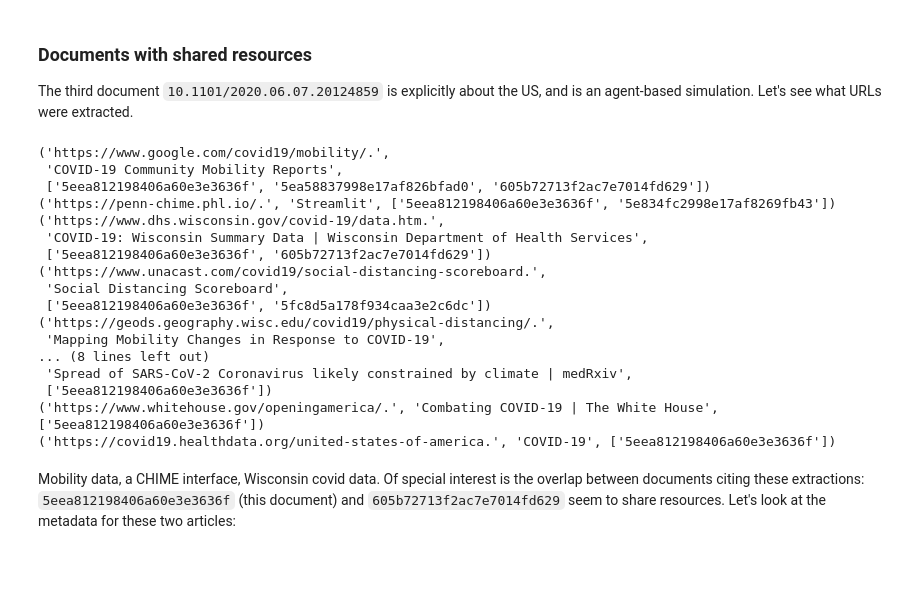
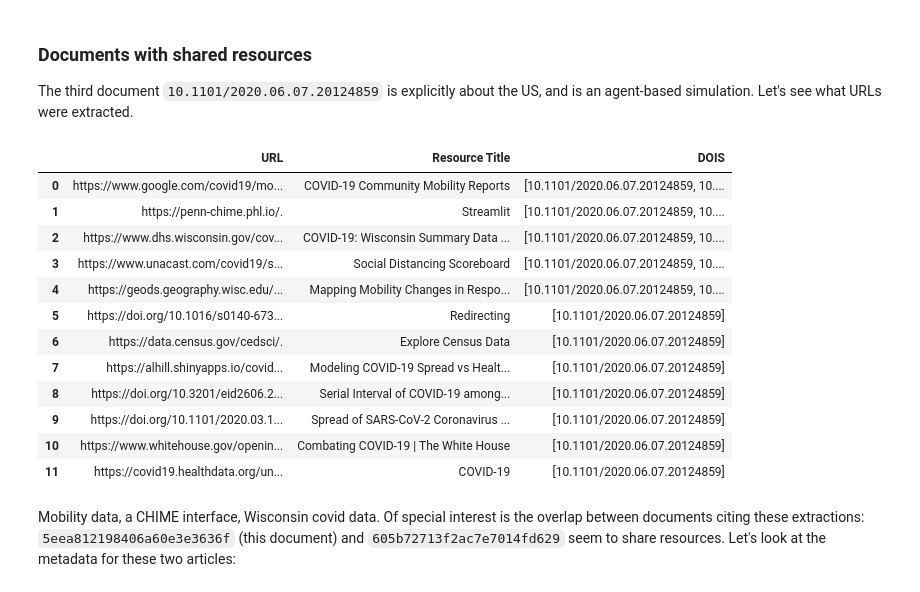
Before and after one commit to xDD-LAKE/Phase1, a Jupyter notebook: December_demo/xDD_LAKE_December_demo.ipynb, the cells around one changed output. Drawn from its saved outputs; the diff is of its cells as text; code cells hidden in the pictures; blank space fills up the shorter version.

```diff
--- a/December_demo/xDD_LAKE_December_demo.ipynb
+++ b/December_demo/xDD_LAKE_December_demo.ipynb
@@ -110,26 +113,27 @@ Figure 1: (a) Example of the two-layer interaction network used in this study. T
 The third document `10.1101/2020.06.07.20124859` is explicitly about the US, and is an agent-based simulation. Let's see what URLs were extracted.
 # %%
 doc_of_interest = list(filter(lambda i: i["_gddid"]=="5eea812198406a60e3e3636f", rdata))[0]
+data = []
 for i in sorted(doc_of_interest['known_entities']['url_extractions'], key=lambda x: -len(x['extracted_from'])):
-    ppr.pprint((i['url'], i['resource_title'], i['extracted_from']))
+    extracted_from = i['extracted_from']
+    extracted_from_dois = [get_doi(j) for j in extracted_from]
+    #ppr.pprint((i['url'], i['resource_title'], i['extracted_from'], extracted_from_dois))
+    data.append((i['url'], i['resource_title'], extracted_from_dois))
+pd.DataFrame(data, columns=["URL", "Resource Title", "DOIS"])
 # %% [output]
-('https://www.google.com/covid19/mobility/.',
- 'COVID-19 Community Mobility Reports',
- ['5eea812198406a60e3e3636f', '5ea58837998e17af826bfad0', '605b72713f2ac7e7014fd629'])
-('https://penn-chime.phl.io/.', 'Streamlit', ['5eea812198406a60e3e3636f', '5e834fc2998e17af8269fb43'])
-('https://www.dhs.wisconsin.gov/covid-19/data.htm.',
- 'COVID-19: Wisconsin Summary Data | Wisconsin Department of Health Services',
- ['5eea812198406a60e3e3636f', '605b72713f2ac7e7014fd629'])
-('https://www.unacast.com/covid19/social-distancing-scoreboard.',
- 'Social Distancing Scoreboard',
- ['5eea812198406a60e3e3636f', '5fc8d5a178f934caa3e2c6dc'])
-('https://geods.geography.wisc.edu/covid19/physical-distancing/.',
- 'Mapping Mobility Changes in Response to COVID-19',
-... (8 lines left out)
- 'Spread of SARS-CoV-2 Coronavirus likely constrained by climate | medRxiv',
- ['5eea812198406a60e3e3636f'])
-('https://www.whitehouse.gov/openingamerica/.', 'Combating COVID-19 | The White House', ['5eea812198406a60e3e3636f'])
-('https://covid19.healthdata.org/united-states-of-america.', 'COVID-19', ['5eea812198406a60e3e3636f'])
+|  | URL | Resource Title | DOIS |
+| 0 | https://www.google.com/covid19/mo... | COVID-19 Community Mobility Reports | [10.1101/2020.06.07.20124859, 10.... |
+| 1 | https://penn-chime.phl.io/. | Streamlit | [10.1101/2020.06.07.20124859, 10.... |
+| 2 | https://www.dhs.wisconsin.gov/cov... | COVID-19: Wisconsin Summary Data ... | [10.1101/2020.06.07.20124859, 10.... |
+| 3 | https://www.unacast.com/covid19/s... | Social Distancing Scoreboard | [10.1101/2020.06.07.20124859, 10.... |
+| 4 | https://geods.geography.wisc.edu/... | Mapping Mobility Changes in Respo... | [10.1101/2020.06.07.20124859, 10.... |
+| 5 | https://doi.org/10.1016/s0140-673... | Redirecting | [10.1101/2020.06.07.20124859] |
+| 6 | https://data.census.gov/cedsci/. | Explore Census Data | [10.1101/2020.06.07.20124859] |
+| 7 | https://alhill.shinyapps.io/covid... | Modeling COVID-19 Spread vs Healt... | [10.1101/2020.06.07.20124859] |
+| 8 | https://doi.org/10.3201/eid2606.2... | Serial Interval of COVID-19 among... | [10.1101/2020.06.07.20124859] |
+| 9 | https://doi.org/10.1101/2020.03.1... | Spread of SARS-CoV-2 Coronavirus ... | [10.1101/2020.06.07.20124859] |
+| 10 | https://www.whitehouse.gov/openin... | Combating COVID-19 | The White House | [10.1101/2020.06.07.20124859] |
+| 11 | https://covid19.healthdata.org/un... | COVID-19 | [10.1101/2020.06.07.20124859] |
 # %% [markdown]
 Mobility data, a CHIME interface, Wisconsin covid data. Of special interest is the overlap between documents citing these extractions: `5eea812198406a60e3e3636f` (this document) and `605b72713f2ac7e7014fd629` seem to share resources. Let's look at the metadata for these two articles:
 # %%
```
Also changed, not shown: parts of 7 cells of this notebook.
